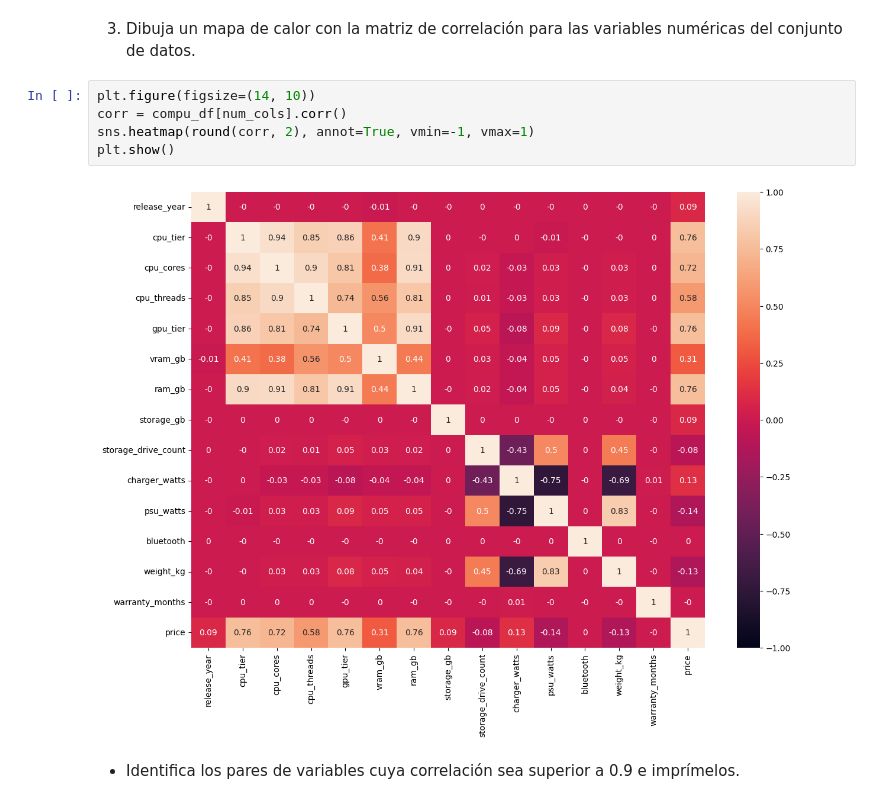
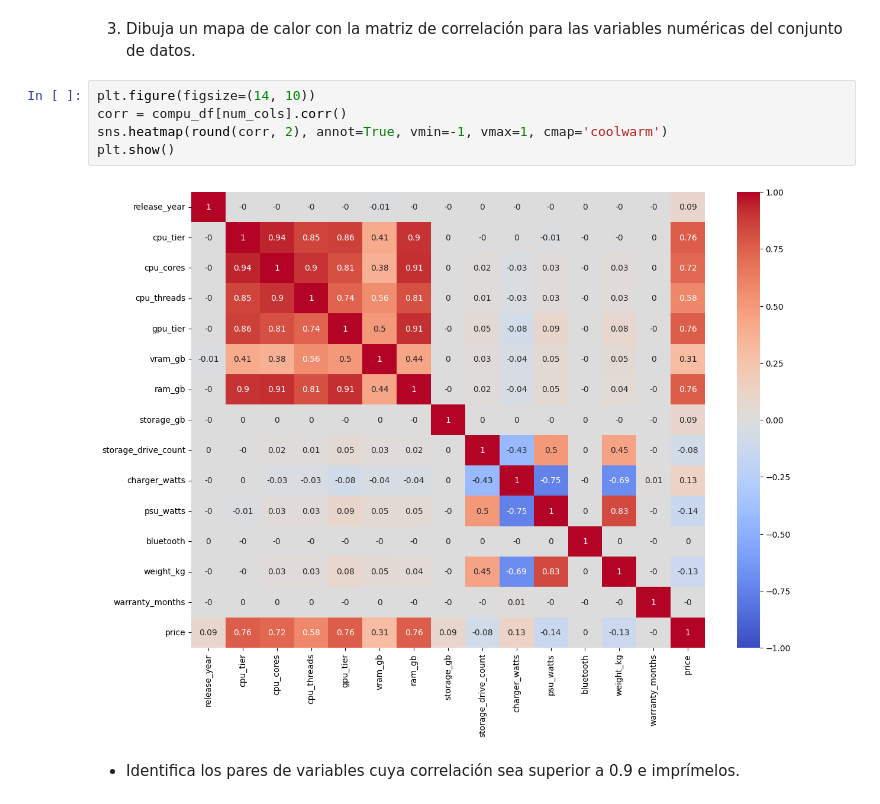
Before and after one commit to italocontrerasp/Ciencia-y-analitica-de-datos-A01841252, a Jupyter notebook: Actividad6FE_A01841252.ipynb, the cells around one changed output. Drawn from its saved outputs; the diff is of its cells as text.

```diff
--- a/Actividad6FE_A01841252.ipynb
+++ b/Actividad6FE_A01841252.ipynb
@@ -314,10 +314,10 @@ for col in cat_cols:
 # %%
 plt.figure(figsize=(14, 10))
 corr = compu_df[num_cols].corr()
-sns.heatmap(round(corr, 2), annot=True, vmin=-1, vmax=1)
+sns.heatmap(round(corr, 2), annot=True, vmin=-1, vmax=1, cmap='coolwarm')
 plt.show()
 # %% [output]
-[figure, old version]
+[figure, new version]
 # %% [markdown]
 * Identifica los pares de variables cuya correlación sea superior a 0.9 e imprímelos.
 # %%
```
